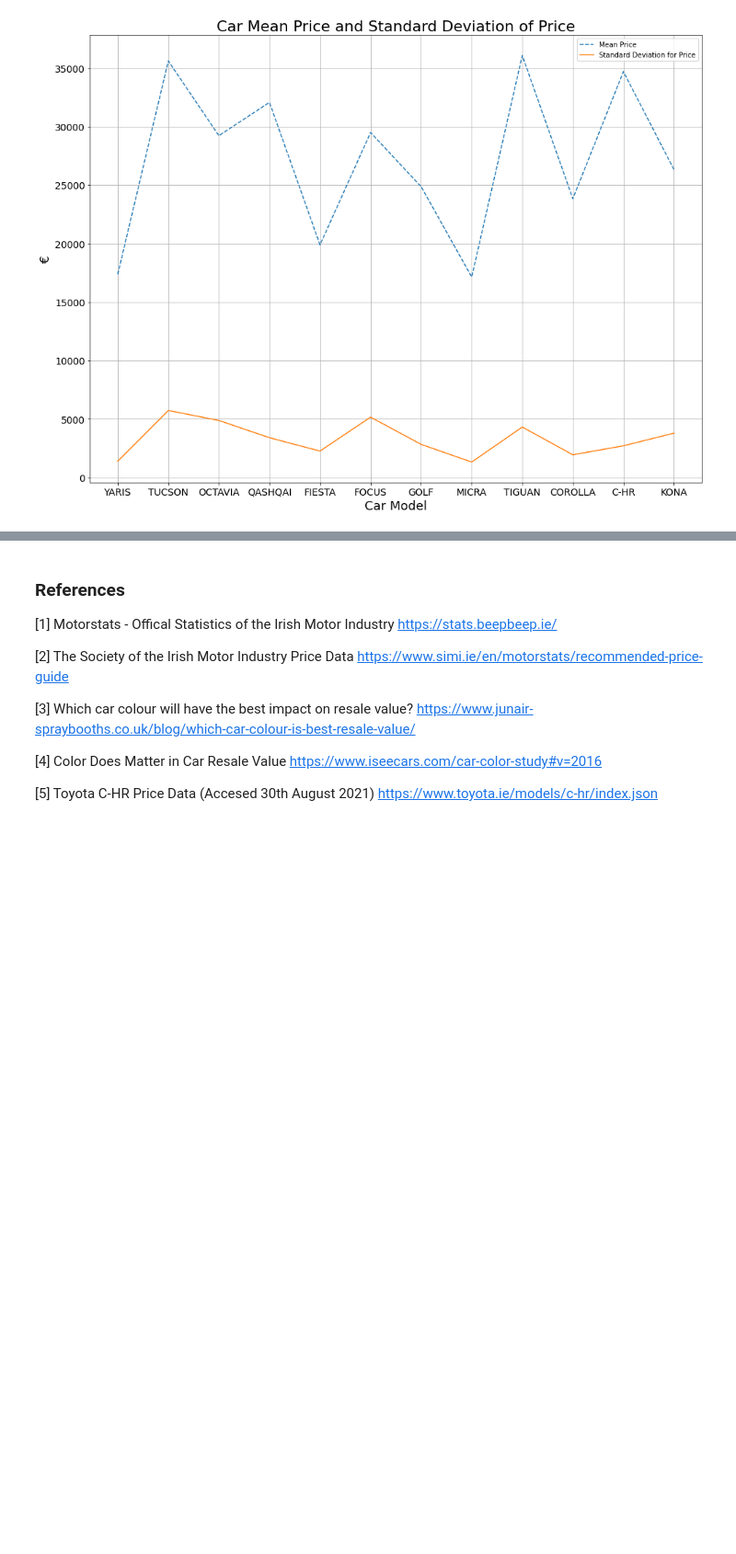
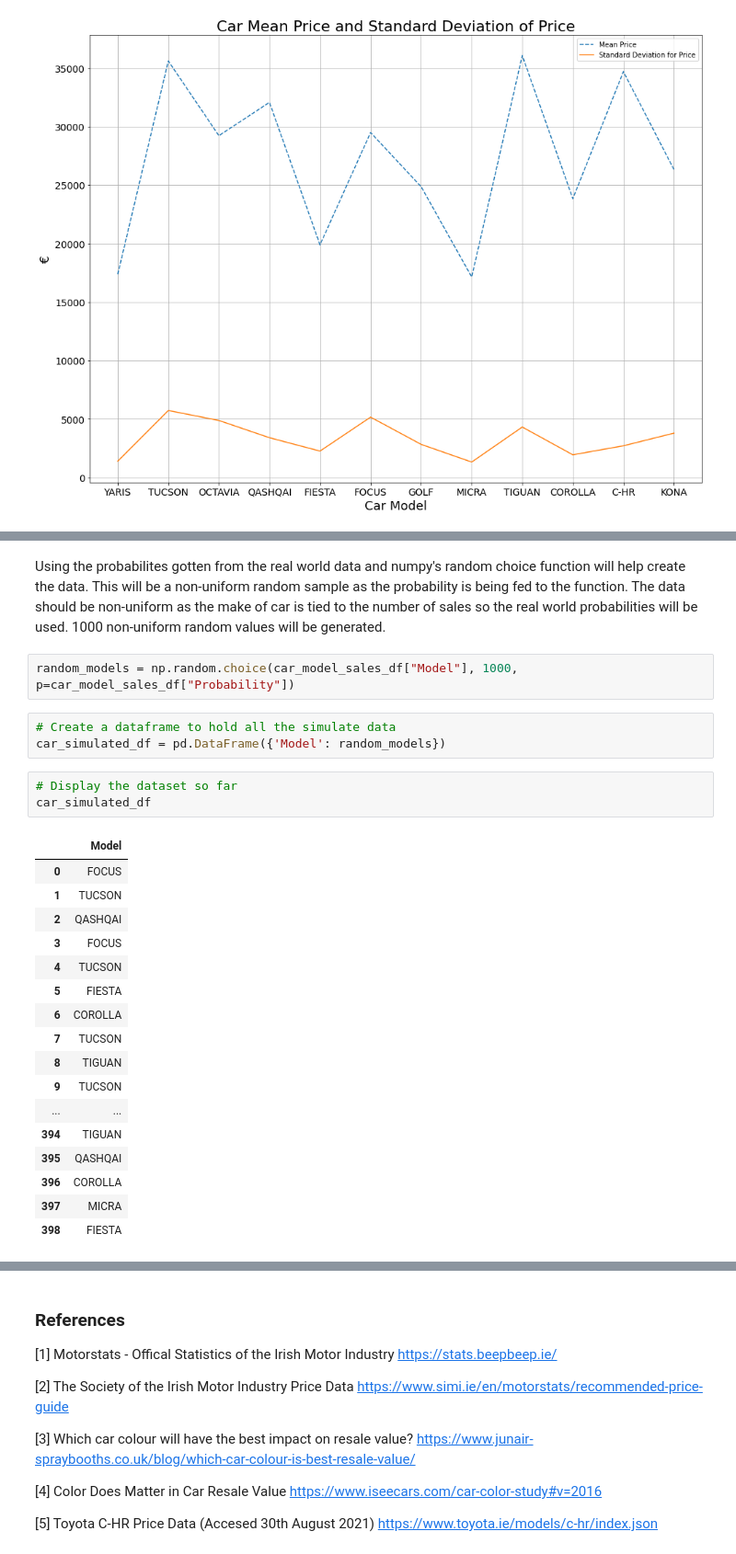
Before and after one commit to danielmccallion/Programming_for_Data_Analysis-Project, a Jupyter notebook: Project.ipynb, the cells around one changed output, grey strips where cells are left out. Shown: that part at 92% size. Cells and saved outputs as stored; diff of their text form; blank space fills up the shorter version.

```diff
--- a/Project.ipynb
+++ b/Project.ipynb
@@ -365,0 +395,28 @@ plt.legend(["Mean Price", "Standard Deviation for Price"])
+# %% [markdown]
+Using the probabilites gotten from the real world data and numpy's random choice function will help create the data. This will be a non-uniform random sample as the probability is being fed to the function. The data should be non-uniform as the make of car is tied to the number of sales so the real world probabilities will be used. 1000 non-uniform random values will be generated.
+# %%
+random_models = np.random.choice(car_model_sales_df["Model"], 1000, p=car_model_sales_df["Probability"])
+# %%
+# Create a dataframe to hold all the simulate data
+car_simulated_df = pd.DataFrame({'Model': random_models})
+# %%
+# Display the dataset so far
+car_simulated_df
+# %% [output]
+|  | Model |
+| 0 | FOCUS |
+| 1 | TUCSON |
+| 2 | QASHQAI |
+| 3 | FOCUS |
+| 4 | TUCSON |
+| 5 | FIESTA |
+| 6 | COROLLA |
+| 7 | TUCSON |
+| 8 | TIGUAN |
+| 9 | TUCSON |
+| ... | ... |
+| 394 | TIGUAN |
+| 395 | QASHQAI |
+| 396 | COROLLA |
+| 397 | MICRA |
+| 398 | FIESTA |
```
Also changed, not shown: parts of 7 cells of this notebook.
